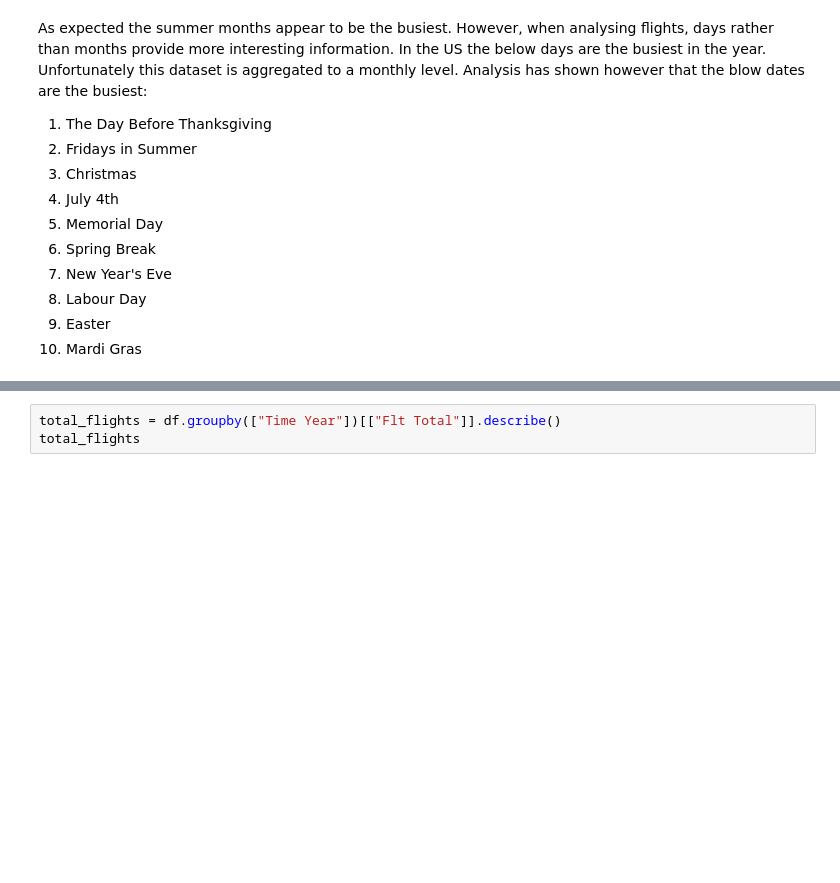
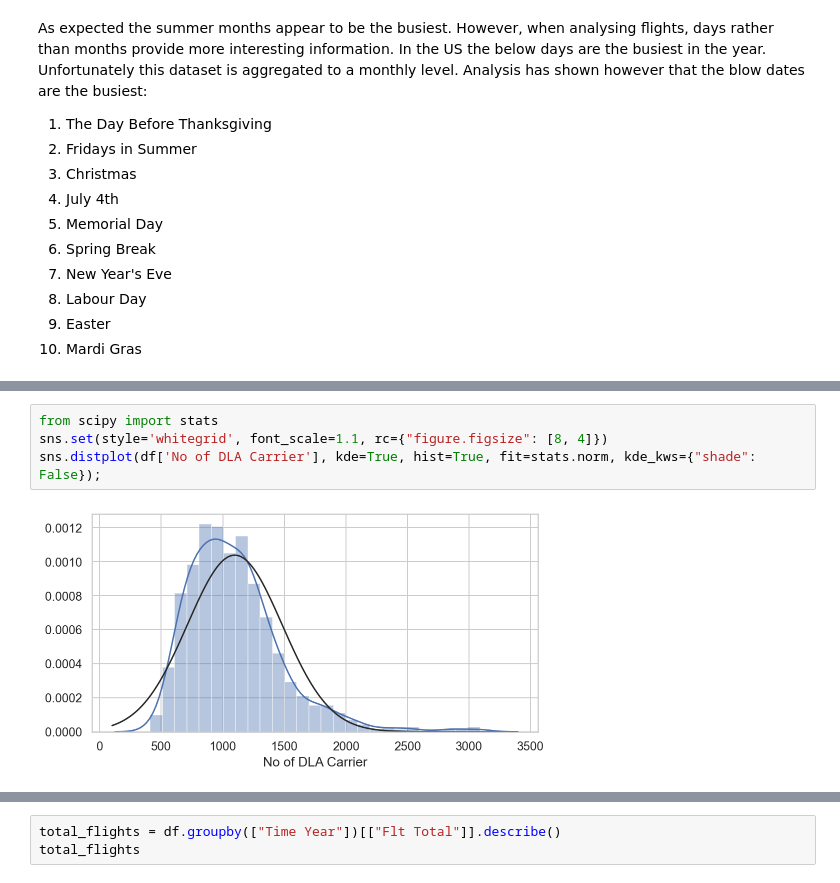
Before and after one commit to Munster2020/HDIP_CSDA_COMP08050_PROJECT, a Jupyter notebook: project2020.ipynb, the cells around one changed output, grey strips where cells are left out. Drawn from its saved outputs; the diff is of its cells as text; blank space fills up the shorter version.

Commit message:
Devloped distplot, boxplot and swarmplots for number of flight delays

```diff
--- a/project2020.ipynb
+++ b/project2020.ipynb
@@ -295,0 +308,6 @@ sns.barplot(data = df,x = 'Time Year',y = 'Flt Delayed',palette="Blues_r", estim
+# %%
+from scipy import stats
+sns.set(style='whitegrid', font_scale=1.1, rc={"figure.figsize": [8, 4]})
+sns.distplot(df['No of DLA Carrier'], kde=True, hist=True, fit=stats.norm, kde_kws={"shade": False});
+# %% [output]
+[figure, added]
```
Also changed, not shown: parts of 64 cells of this notebook.
